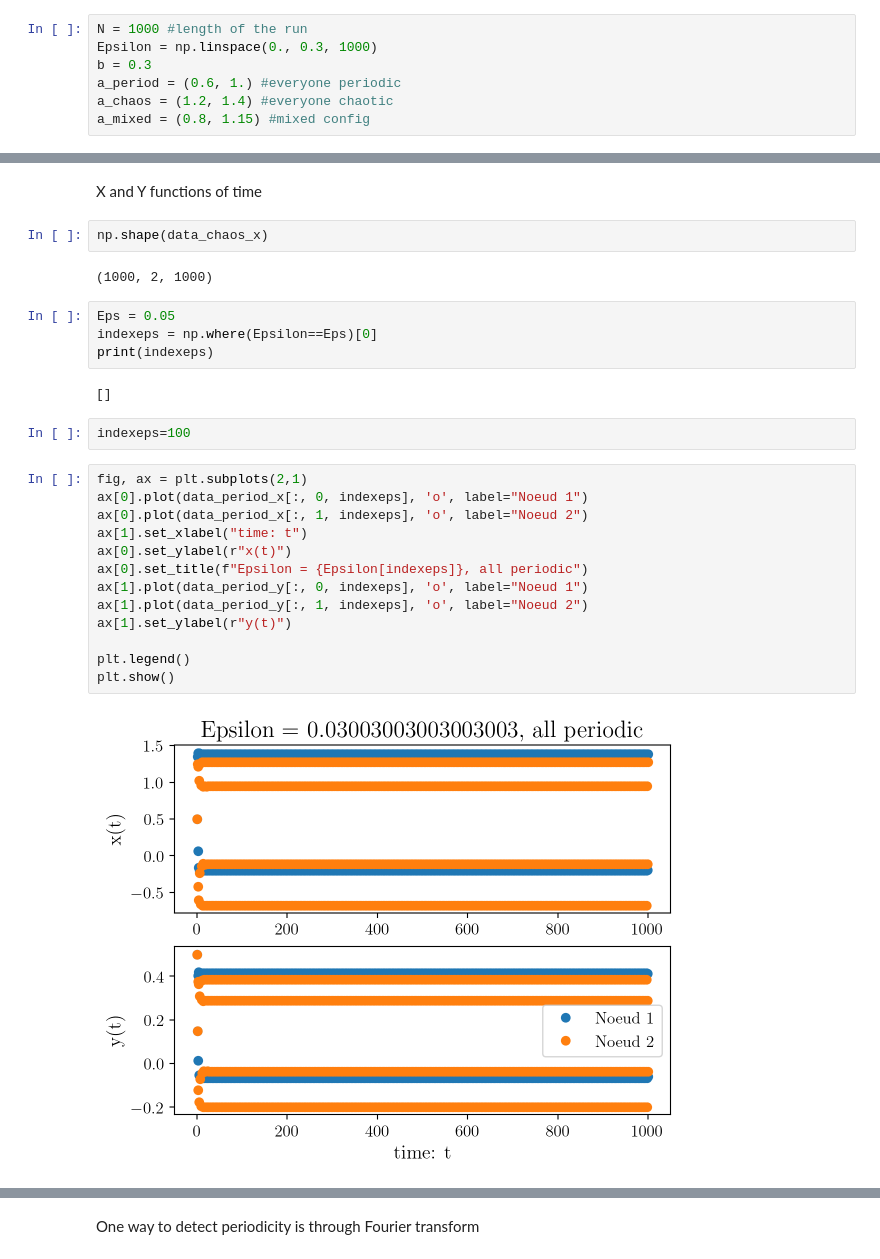
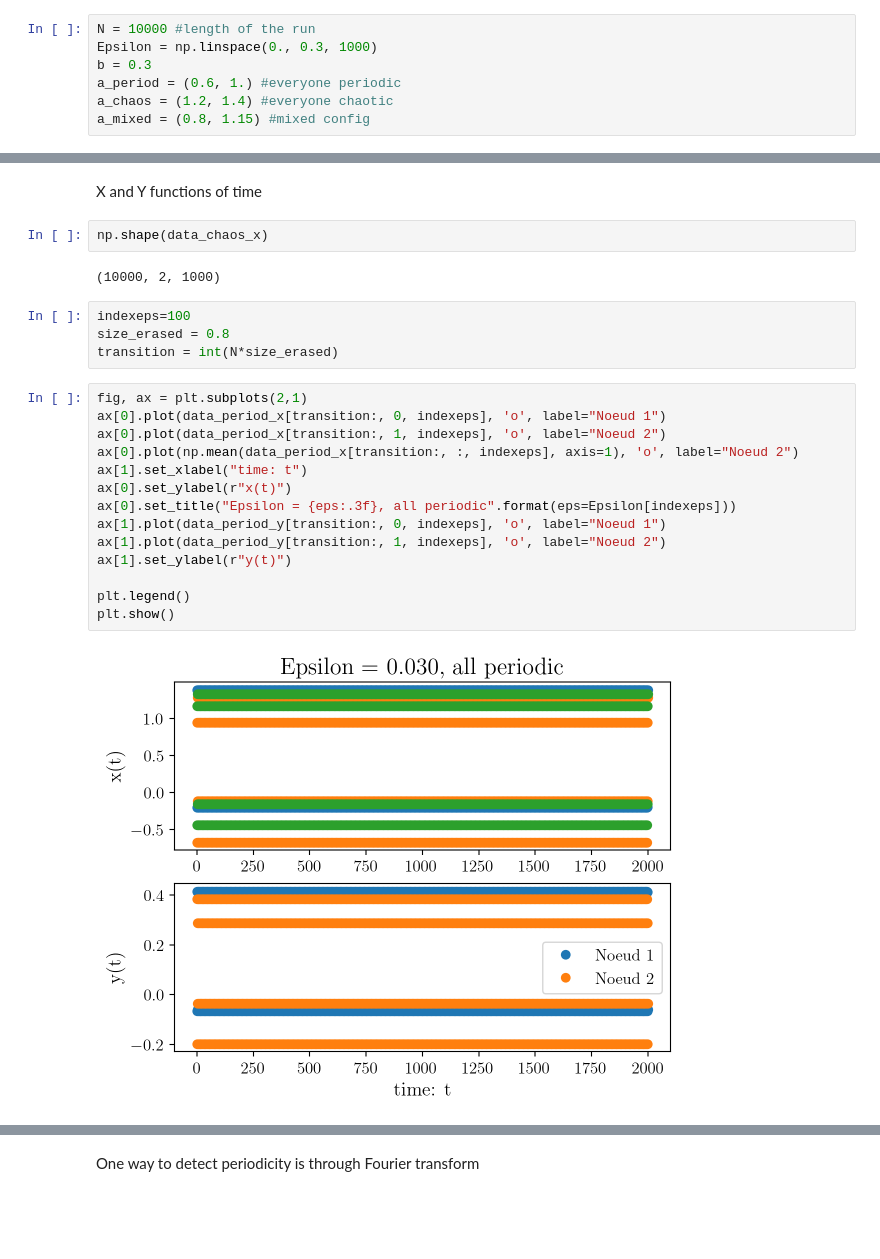
Before and after one commit to ENSLProjects/Numerical_Project, a Jupyter notebook: run/TwoBodyResults.ipynb, the cells around one changed output, grey strips where cells are left out. Saved outputs shown, nothing was run; the diff lists cells and outputs as text; blank space fills up the shorter version.

```diff
--- a/run/TwoBodyResults.ipynb
+++ b/run/TwoBodyResults.ipynb
@@ -30,7 +33,7 @@ print(G)
 # %% [markdown]
 Define the parameters
 # %%
-N = 1000 #length of the run
+N = 10000 #length of the run
 Epsilon = np.linspace(0., 0.3, 1000)
 b = 0.3
 a_period = (0.6, 1.) #everyone periodic
@@ -73,30 +76,27 @@ X and Y functions of time
 # %%
 np.shape(data_chaos_x)
 # %% [output]
-(1000, 2, 1000)
+(10000, 2, 1000)
-# %%
-Eps = 0.05
-indexeps = np.where(Epsilon==Eps)[0]
-print(indexeps)
-# %% [output]
-[]
 # %%
 indexeps=100
+size_erased = 0.8
+transition = int(N*size_erased)
 # %%
 fig, ax = plt.subplots(2,1)
-ax[0].plot(data_period_x[:, 0, indexeps], 'o', label="Noeud 1")
-ax[0].plot(data_period_x[:, 1, indexeps], 'o', label="Noeud 2")
+ax[0].plot(data_period_x[transition:, 0, indexeps], 'o', label="Noeud 1")
+ax[0].plot(data_period_x[transition:, 1, indexeps], 'o', label="Noeud 2")
+ax[0].plot(np.mean(data_period_x[transition:, :, indexeps], axis=1), 'o', label="Noeud 2")
 ax[1].set_xlabel("time: t")
 ax[0].set_ylabel(r"x(t)")
-ax[0].set_title(f"Epsilon = {Epsilon[indexeps]}, all periodic")
-ax[1].plot(data_period_y[:, 0, indexeps], 'o', label="Noeud 1")
-ax[1].plot(data_period_y[:, 1, indexeps], 'o', label="Noeud 2")
+ax[0].set_title("Epsilon = {eps:.3f}, all periodic".format(eps=Epsilon[indexeps]))
+ax[1].plot(data_period_y[transition:, 0, indexeps], 'o', label="Noeud 1")
+ax[1].plot(data_period_y[transition:, 1, indexeps], 'o', label="Noeud 2")
 ax[1].set_ylabel(r"y(t)")
 
 plt.legend()
 plt.show()
 # %% [output]
-[figure, old version]
+[figure, new version]
 # %%
 fig, ax = plt.subplots(2,1)
 ax[0].plot(data_chaos_x[:, 0, indexeps], 'o', label="Noeud 1")
```
Also changed, not shown: parts of 10 cells of this notebook, 3 other files.
